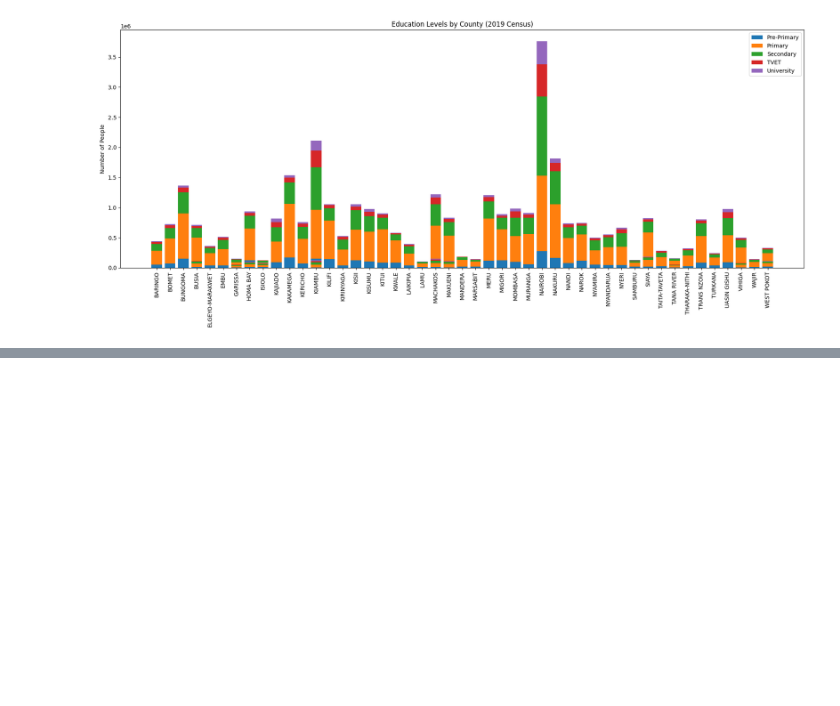
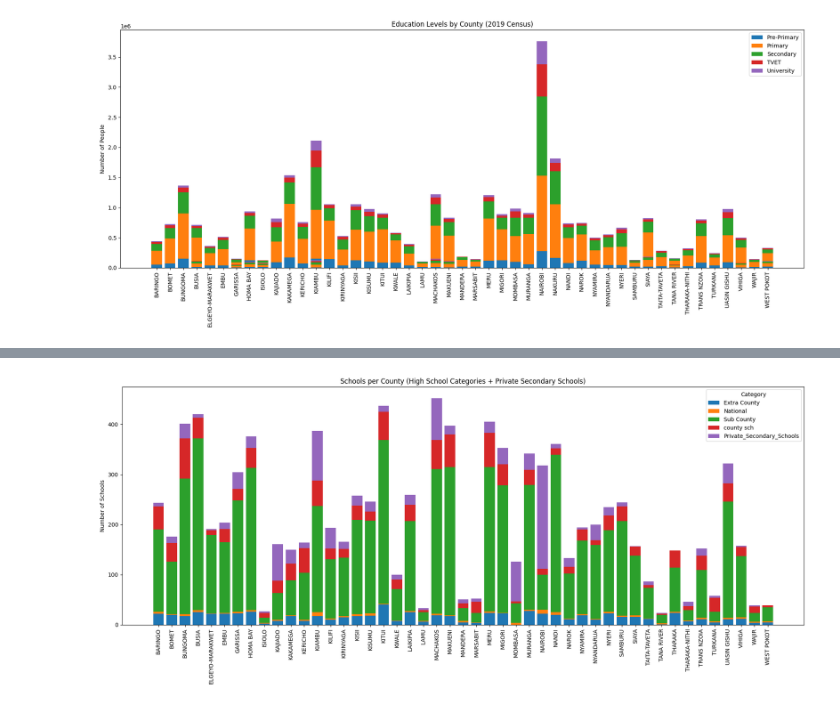
Before and after one commit to ChiriKamau/soma, a Jupyter notebook: notebooks/In_school.ipynb, the cells around one changed output, grey strips where cells are left out. Saved outputs shown, nothing was run; the diff lists cells and outputs as text; code cells hidden in the pictures; blank space fills up the shorter version.

```diff
--- a/notebooks/In_school.ipynb
+++ b/notebooks/In_school.ipynb
@@ -273,0 +300,76 @@ plt.show()
+# %%
+
+url = "https://raw.githubusercontent.com/ChiriKamau/soma/refs/heads/main/data/high_schools_data.csv"
+df = pd.read_csv(url)
+
+# County mapping
+county_map = {
+    "01": "TAITA-TAVETA", "02": "KWALE", "03": "MOMBASA", "04": "KILIFI", "05": "LAMU",
+    "06": "TANA RIVER", "07": "NYANDARUA", "08": "NYERI", "09": "KIRINYAGA", "10": "MURANGA",
+    "11": "KIAMBU", "12": "MACHAKOS", "13": "KITUI", "14": "EMBU", "15": "MERU",
+    "16": "THARAKA-NITHI", "17": "ISIOLO", "18": "MAKUENI", "19": "THARAKA", "20": "NAIROBI",
+    "21": "TURKANA", "22": "WEST POKOT", "23": "SAMBURU", "24": "TRANS NZOIA", "25": "UASIN GISHU",
+    "26": "ELGEYO-MARAKWET", "27": "NANDI", "28": "BARINGO", "29": "LAIKIPIA", "30": "NAROK",
+    "31": "KAJIADO", "32": "KERICHO", "33": "BOMET", "34": "KAKAMEGA", "35": "VIHIGA",
+    "36": "BUNGOMA", "37": "BUSIA", "38": "SIAYA", "39": "KISUMU", "40": "HOMA BAY",
+    "41": "MIGORI", "42": "KISII", "43": "NYAMIRA", "44": "GARISSA", "45": "WAJIR",
+    "46": "MANDERA", "47": "MARSABIT"
+}
+
+df["School_Code"] = df["School_Code"].astype(str).str.zfill(8)
+df["County_Code"] = df["School_Code"].str[:2]
+df["County"] = df["County_Code"].map(county_map)
+
+# --- Step 2: Create pivot table for high school categories ---
+pivot = df.pivot_table(
+    index="County",
+    columns="Category",
+    values="School_Name",
+    aggfunc="count",
+    fill_value=0
+)
+pivot["Total"] = pivot.sum(axis=1)
+
+# --- Step 3: Load secondary school data ---
+url_secondary = "https://raw.githubusercontent.com/ChiriKamau/soma/refs/heads/main/data/No_Secondary_schools.csv"
+df_secondary = pd.read_csv(url_secondary)
+df_secondary["County"] = df_secondary["County"].str.upper()
+
+# Convert private secondary schools to numeric
+df_secondary["Private_Secondary_Schools"] = pd.to_numeric(
+    df_secondary["Private_Secondary_Schools"], errors='coerce'
+).fillna(0).astype(int)
+
+# Keep only County + private secondary schools
+df_secondary_subset = df_secondary[["County", "Private_Secondary_Schools"]]
+
+# --- Step 4: Merge pivot with private secondary schools ---
+pivot_reset = pivot.copy()
+pivot_reset.index.name = None
+pivot_reset['County'] = pivot_reset.index
+pivot_reset = pivot_reset.reset_index(drop=True)
+
+# Merge
+combined = pd.merge(pivot_reset, df_secondary_subset, on="County", how="left")
+combined["Private_Secondary_Schools"] = combined["Private_Secondary_Schools"].fillna(0)
+
+# Update total to include private secondary schools
+combined["Total"] = combined["Total"] + combined["Private_Secondary_Schools"]
+
+# --- Step 5: Plot stacked bar chart ---
+plt.figure(figsize=(18, 8))
+categories = [col for col in combined.columns if col not in ["County", "Total"]]
+bottom = pd.Series([0]*combined.shape[0])
+
+for cat in categories:
+    plt.bar(combined["County"], combined[cat], bottom=bottom, label=cat)
+    bottom += combined[cat]
+
+plt.xticks(rotation=90)
+plt.ylabel("Number of Schools")
+plt.title("Schools per County (High School Categories + Private Secondary Schools)")
+plt.legend(title="Category")
+plt.tight_layout()
+plt.show()
+# %% [output]
+[figure, added]
```
Also changed, not shown: parts of 1 cell of this notebook.
